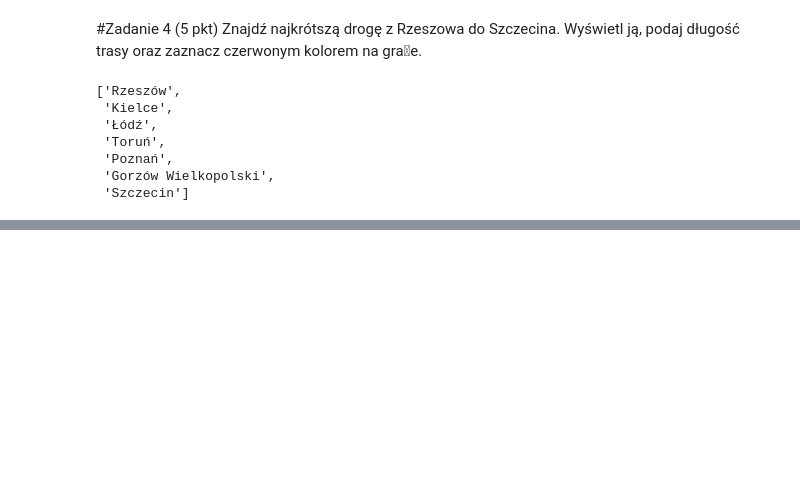
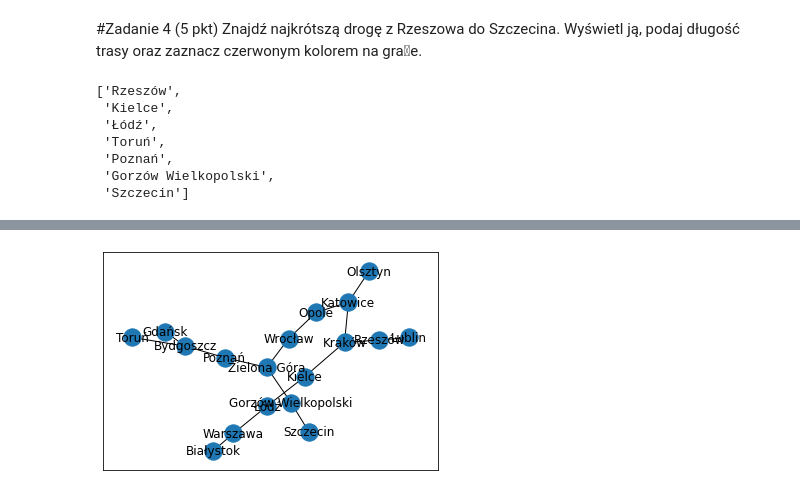
Before and after one commit to heavy1368/ON2022, a Jupyter notebook: Obliczenia_naukowe_projekt_nr3_samochod_elektryczny.ipynb, the cells around one changed output, grey strips where cells are left out. Cells and saved outputs as stored; diff of their text form; code cells hidden in the pictures; blank space fills up the shorter version.

```diff
--- a/Obliczenia_naukowe_projekt_nr3_samochod_elektryczny.ipynb
+++ b/Obliczenia_naukowe_projekt_nr3_samochod_elektryczny.ipynb
@@ -157,0 +221,9 @@ p_short
+# %%
+wynik1=nx.minimum_spanning_tree(G,algorithm='boruvka')
+wynik2=nx.minimum_spanning_tree(G,algorithm='prim')
+wynik3=nx.minimum_spanning_tree(G,algorithm='kruskal')
+
+
+nx.draw_networkx(wynik1)#boruvka
+# %% [output]
+[figure, added]
```
Also changed, not shown: parts of 19 cells of this notebook.
